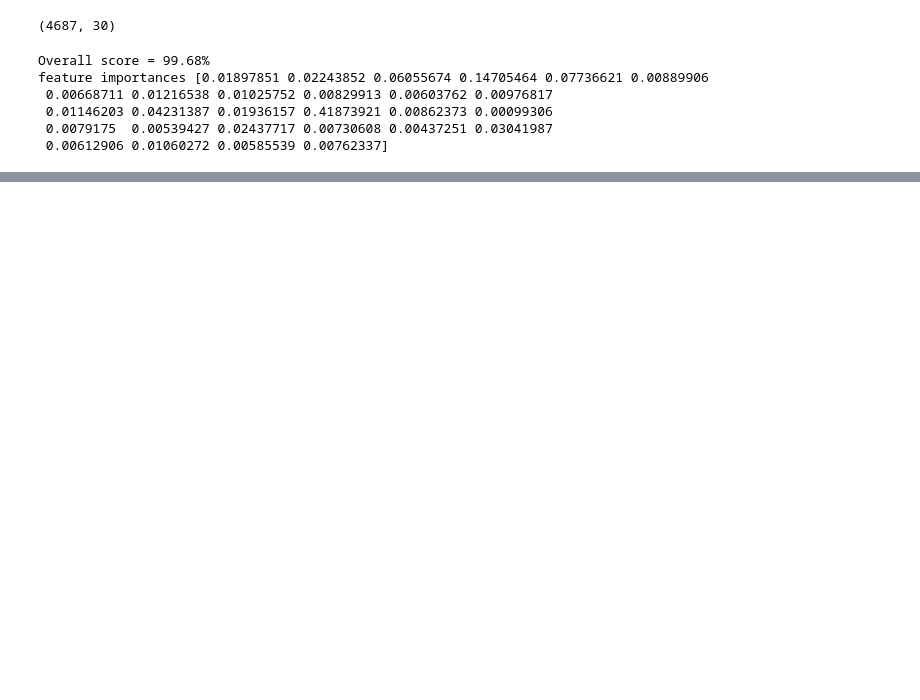
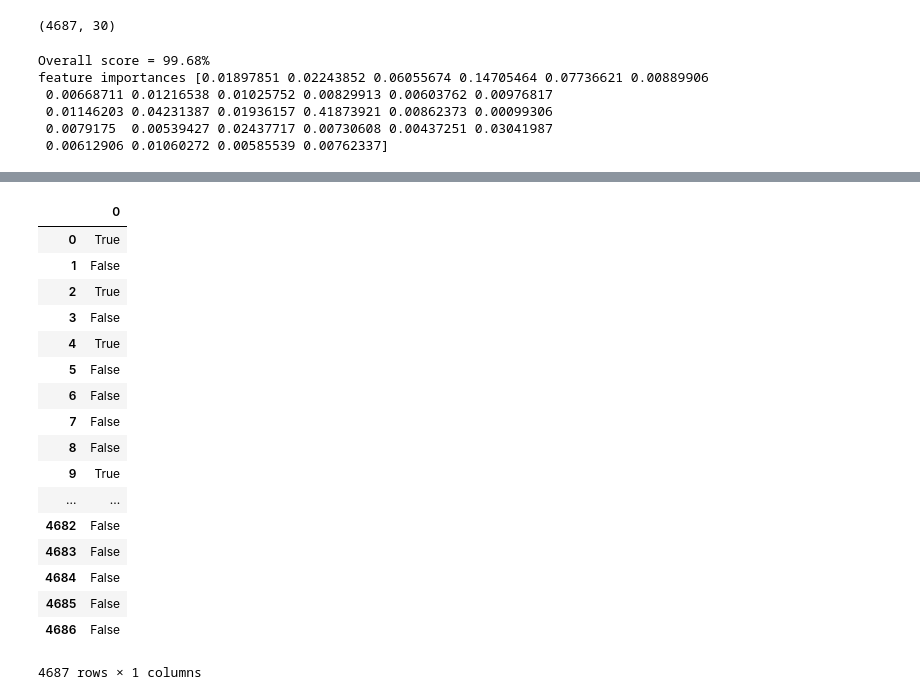
Before and after one commit to vipulpopat/MSCAI_CE4021_Project, a Jupyter notebook: Random_Forests.ipynb, the cells around one changed output, grey strips where cells are left out. Saved outputs shown, nothing was run; the diff lists cells and outputs as text; code cells hidden in the pictures; blank space fills up the shorter version.

```diff
--- a/Random_Forests.ipynb
+++ b/Random_Forests.ipynb
@@ -160,0 +176,29 @@ my_plt.bar(x_val,height=rfc.feature_importances_)
+# %%
+####################
+#
+# 4. Model Analysis
+#
+####################
+
+#Generate a set or predictions using the original data set
+nasa_data_y_predict = pd.DataFrame(rfc.predict(nasa_data_x_scaled))
+nasa_data_y_predict.fillna(False)
+# %% [output]
+|  | 0 |
+| 0 | True |
+| 1 | False |
+| 2 | True |
+| 3 | False |
+| 4 | True |
+| 5 | False |
+| 6 | False |
+| 7 | False |
+| 8 | False |
+| 9 | True |
+| ... | ... |
+| 4682 | False |
+| 4683 | False |
+| 4684 | False |
+| 4685 | False |
+| 4686 | False |
+4687 rows × 1 columns
```
Also changed, not shown: parts of 9 cells of this notebook, 1 other file.
